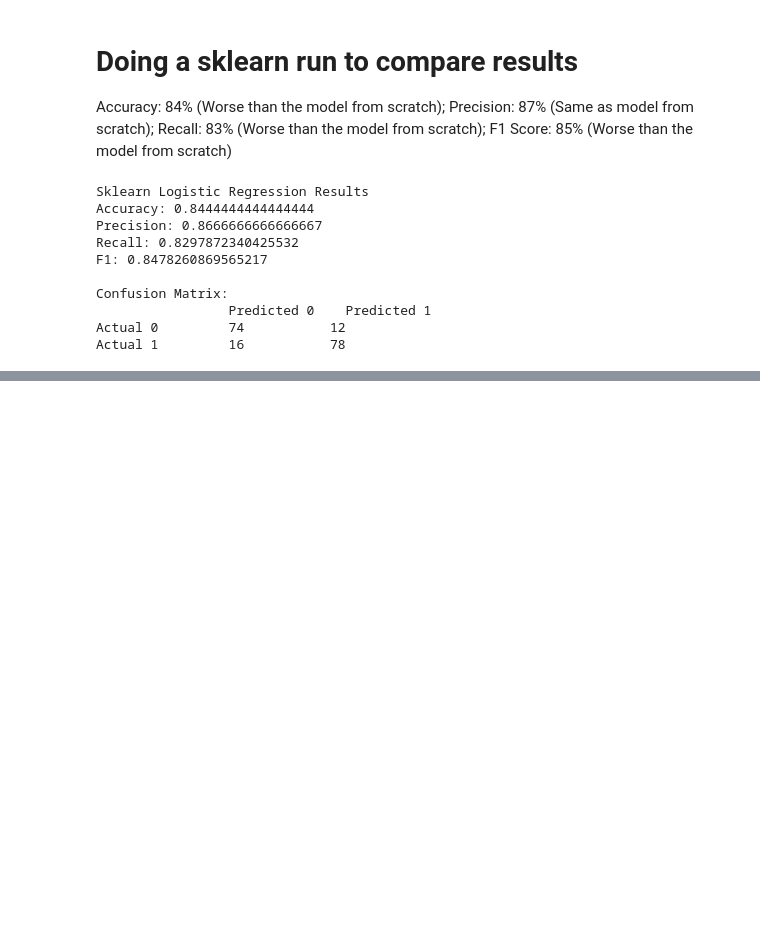
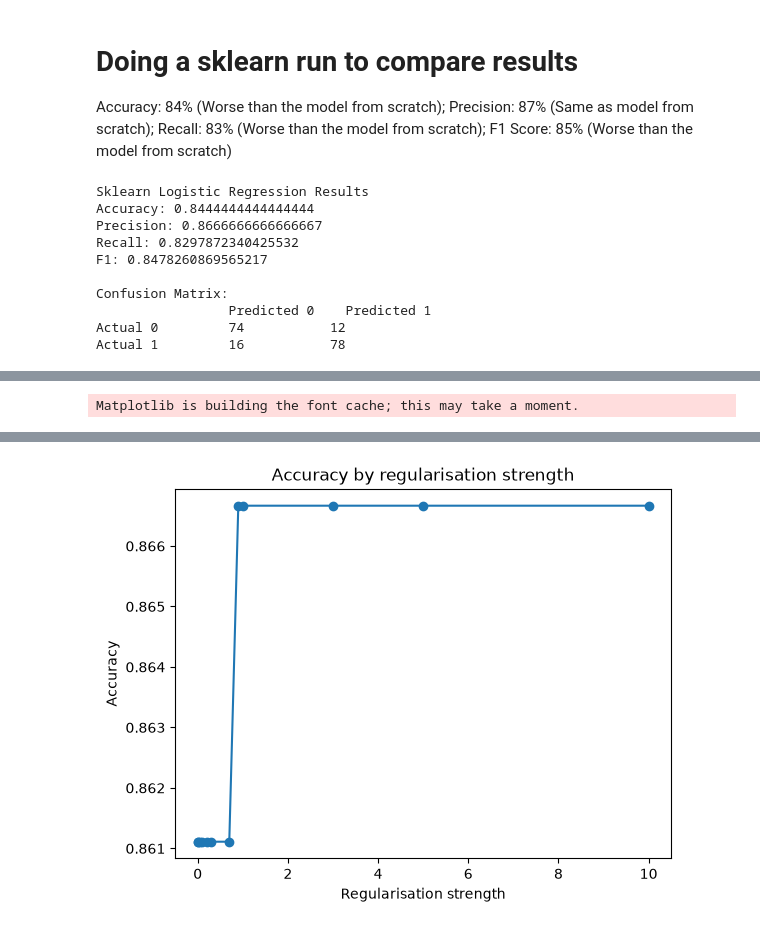
Before and after one commit to LiamDSmith7/log-regression-from-scratch, a Jupyter notebook: notebooks/exploration.ipynb, the cells around one changed output, grey strips where cells are left out. Saved outputs shown, nothing was run; the diff lists cells and outputs as text; code cells hidden in the pictures; blank space fills up the shorter version.

Commit message:
adding regularisaition in model_v2 and testing results in exploration.ipynb

```diff
--- a/notebooks/exploration.ipynb
+++ b/notebooks/exploration.ipynb
@@ -262,0 +276,20 @@ Actual 1         16           78
+# %%
+from src.metrics import accuracy_score, recall_score, precision_score, f1_score, confusion_matrix, confusion_matrix_labelled
+
+accuracy = accuracy_score(preds, Y_test)
+recall = recall_score(preds, Y_test)
+precision = precision_score(preds, Y_test)
+f1 = f1_score(preds, Y_test)
+
+results = {'accuracy': accuracy, 'recall': recall, 'precision': precision, 'F1 Score': f1}
+
+confusion_m = confusion_matrix(preds, Y_test)
+confusion_m_labelled_1 = confusion_matrix_labelled(preds, Y_test)
+
+for k, v in results.items():
+    print(k, v)
+
+print(f'''Confusion Matrix:
+      {confusion_m}
+''')
+print(confusion_m_labelled_1)
@@ -262,0 +360,57 @@ Actual 1         16           78
+# %%
+import matplotlib.pyplot as plt
+
+from src.model_v2 import LogisticRegressionScratchWithReg
+from src.metrics import (
+    accuracy_score,
+    recall_score,
+    precision_score,
+    f1_score,
+    confusion_matrix,
+    confusion_matrix_labelled,
+)
+
+reg_strengths = [0, 0.01, 0.05, 0.1, 0.2, 0.3, 0.7, 0.9, 1.0, 3.0, 5.0, 10.0]
+
+results = []
+
+for strength in reg_strengths:
+    model = LogisticRegressionScratchWithReg(
+        learning_rate=0.01,
+        n_iters=1000,
+        reg_strength=strength
+    )
+
+    model.fit(X_train_scaled, Y_train)
+    preds = model.predict(X_test_scaled)
+
+    accuracy = accuracy_score(Y_test, preds)
+    recall = recall_score(Y_test, preds)
+    precision = precision_score(Y_test, preds)
+    f1 = f1_score(Y_test, preds)
+
+    results.append({
+        "reg_strength": strength,
+        "accuracy": accuracy,
+        "recall": recall,
+        "precision": precision,
+        "f1": f1
+    })
+
+    print(f"Current Strength: {strength}")
+    print("Accuracy:", accuracy)
+    print("Recall:", recall)
+    print("Precision:", precision)
+    print("F1:", f1)
+    print(confusion_matrix_labelled(Y_test, preds))
+    print()
+
+accuracies = [row["accuracy"] for row in results]
+
+plt.plot(reg_strengths, accuracies, marker="o")
+plt.xlabel("Regularisation strength")
+plt.ylabel("Accuracy")
+plt.title("Accuracy by regularisation strength")
+plt.show()
+# %% [output]
+Matplotlib is building the font cache; this may take a moment.
@@ -262,0 +434 @@ Actual 1         16           78
+[figure, added]
```
Also changed, not shown: parts of 7 cells of this notebook, 2 other files.
